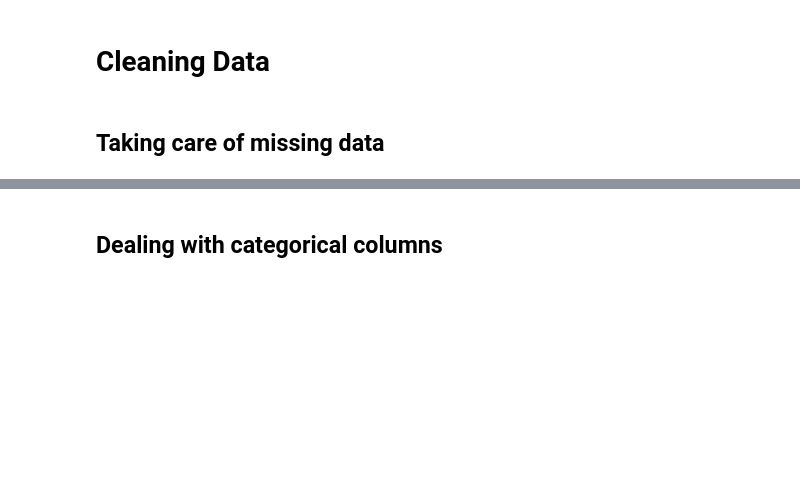
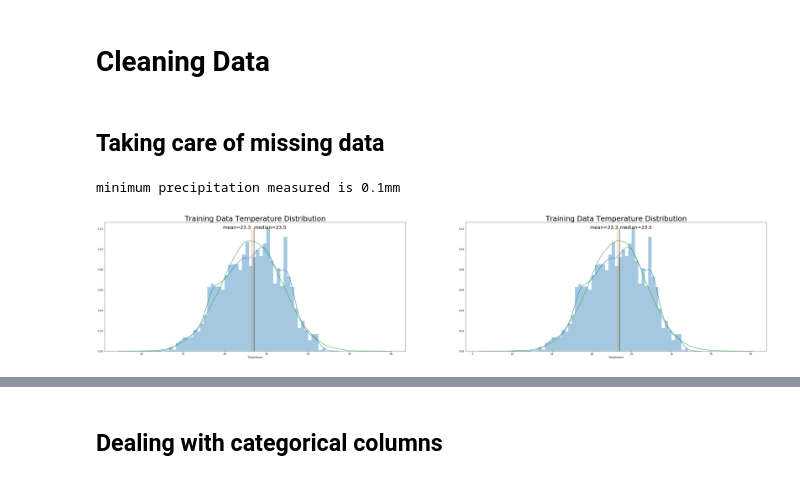
Before and after one commit to Thabo-5/regression10, a Jupyter notebook: BasicNotebook.ipynb, the cells around one changed output, grey strips where cells are left out. Drawn from its saved outputs; the diff is of its cells as text; code cells hidden in the pictures; blank space fills up the shorter version.

```diff
--- a/BasicNotebook.ipynb
+++ b/BasicNotebook.ipynb
@@ -416,5 +272,37 @@ train_set.head()
 # Cleaning Data
 # %% [markdown]
 ## Taking care of missing data
+# %%
+from matplotlib import rcParams
+
+# @title Check Precipitation and temperature columns
+rain = train_set["Precipitation_in_millimeters"]
+print(f"minimum precipitation measured is {rain.min()}mm")
+
+rcParams['figure.figsize'] = 50, 10
+
+f, axes = plt.subplots(1, 2)
+
+temps = train_set['Temperature']
+sns.distplot(temps, ax=axes[0])
+axes[0].plot([temps.mean(), temps.mean()],[0,0.12])
+axes[0].plot([temps.median(), temps.median()],[0,0.12], color='k')
+axes[0].text(x=temps.median(),y=.12, s=f'median={temps.median()}', fontsize=20)
+axes[0].text(temps.mean()-3.5,.12, f'mean={round(temps.mean(),1)}', fontsize=20)
+sns.kdeplot(np.random.normal(temps.mean(), temps.std(), temps.shape), ax=axes[0])
+axes[0].set_title('Training Data Temperature Distribution', fontsize=30)
+
+temps = train_set['Temperature']
+sns.distplot(temps, ax=axes[1])
+axes[1].plot([temps.mean(), temps.mean()],[0,0.12])
+axes[1].plot([temps.median(), temps.median()],[0,0.12], color='k')
+axes[1].text(temps.median(),.12, f'median={temps.median()}', fontsize=20)
+axes[1].text(temps.mean()-3.5,.12, f'mean={round(temps.mean(),1)}', fontsize=20)
+sns.kdeplot(np.random.normal(temps.mean(), temps.std(), temps.shape), ax=axes[1])
+axes[1].set_title('Training Data Temperature Distribution', fontsize=30)
+plt.show()
+# %% [output]
+minimum precipitation measured is 0.1mm
+[figure, added]
 # %%
 train_set.isnull().sum()
```
Also changed, not shown: parts of 90 cells of this notebook, 2 other files.
